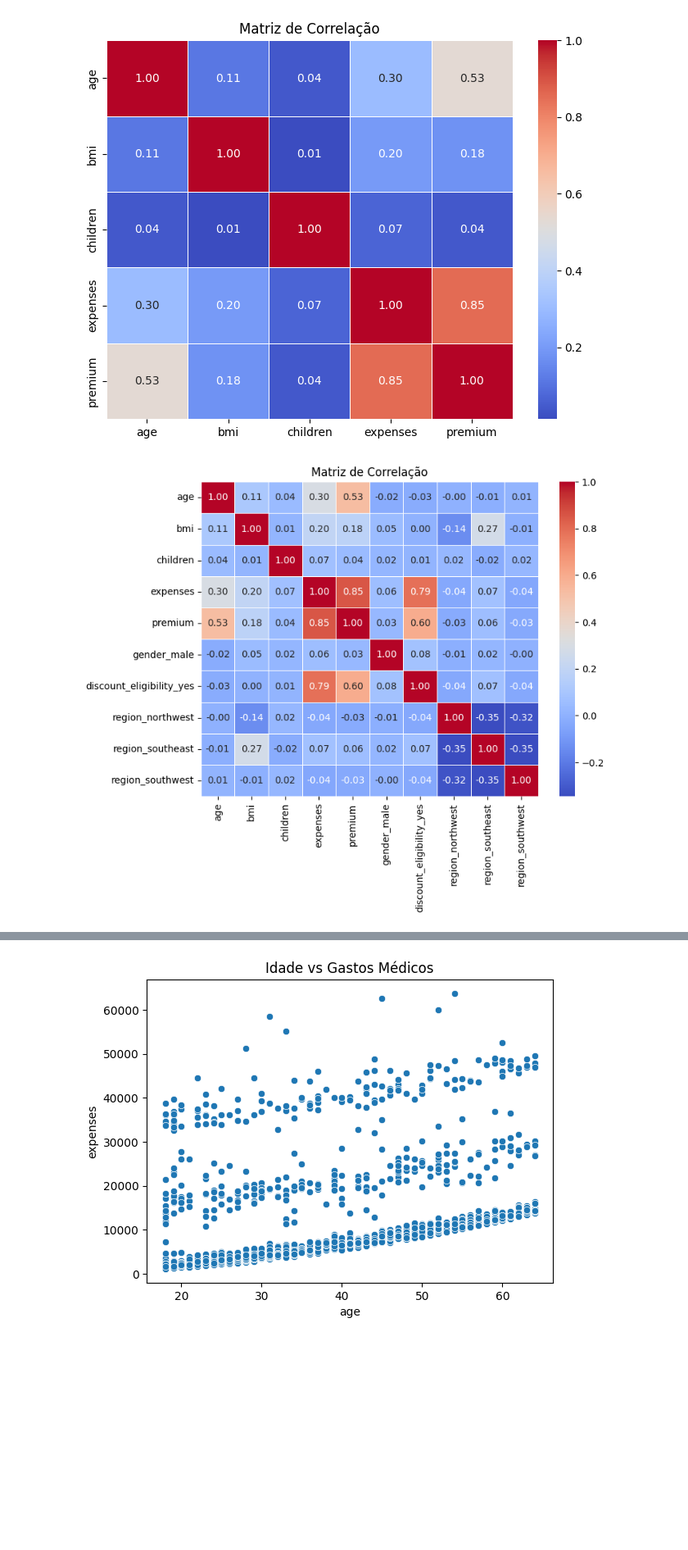
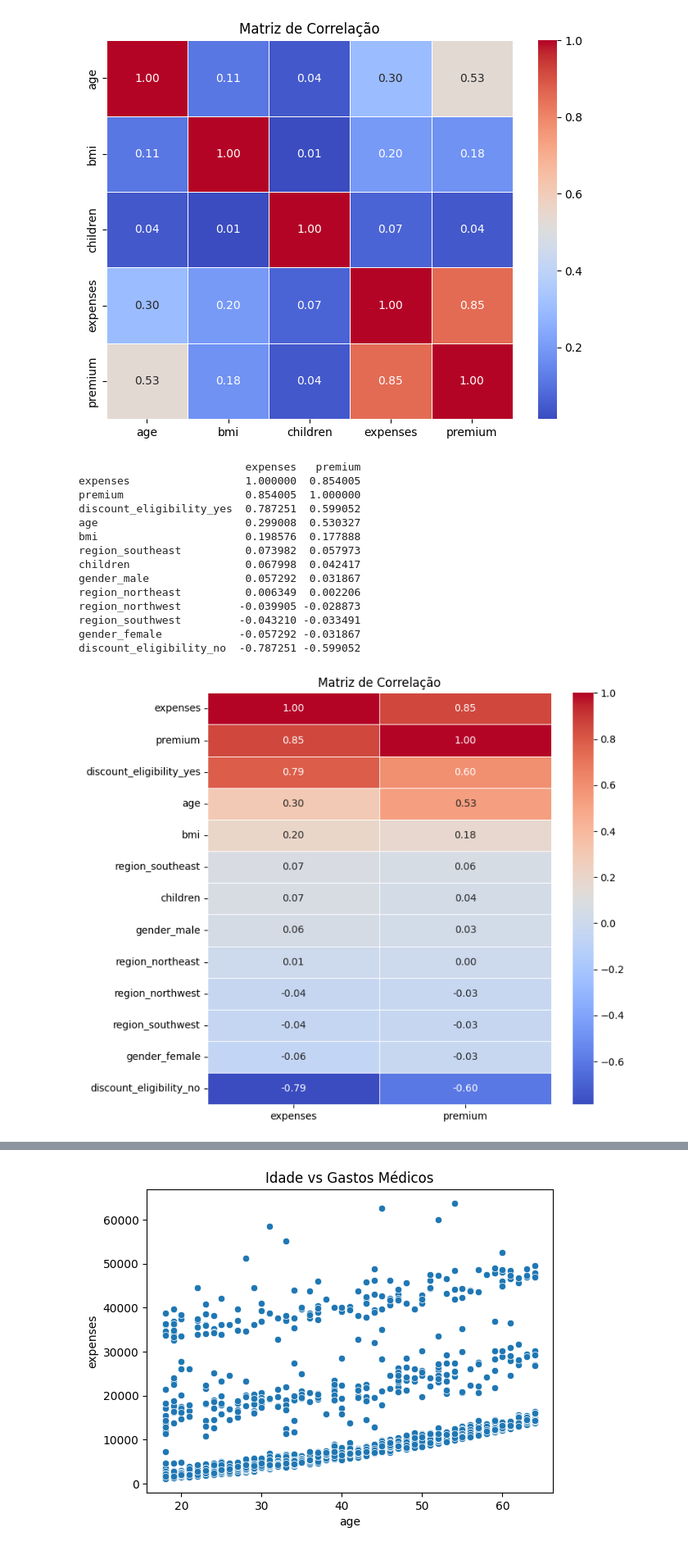
Before and after one commit to ryangabriel27/fho_data, a Jupyter notebook: medic_analysis/app.ipynb, the cells around one changed output, grey strips where cells are left out. Shown: that part at 82% size. Drawn from its saved outputs; the diff is of its cells as text; code cells hidden in the pictures; blank space fills up the shorter version.

```diff
--- a/medic_analysis/app.ipynb
+++ b/medic_analysis/app.ipynb
@@ -88,12 +88,31 @@ expenses  0.299008  0.198576  0.067998  1.000000  0.854005
 premium   0.530327  0.177888  0.042417  0.854005  1.000000
 [figure]
 # %%
-df_dummies = pd.get_dummies(df, drop_first=True)
-correlacao_completa = df_dummies.corr()
+# Seleciona correlações com 'expenses' e 'premium'
+df_dummies = pd.get_dummies(df, drop_first=False)
+correlacoes_alvo = df_dummies.corr()[['expenses', 'premium']].sort_values(by='expenses', ascending=False)
 
-plt.figure(figsize=(8, 6))
-sns.heatmap(correlacao_completa, annot=True, cmap='coolwarm', fmt=".2f", linewidths=0.5)
+print(correlacoes_alvo)
+
+# Transforma em um novo DataFrame para o heatmap
+plt.figure(figsize=(8, len(correlacoes_alvo)*0.5))
+sns.heatmap(correlacoes_alvo, annot=True, cmap='coolwarm', fmt=".2f", linewidths=0.5, cbar=True)
 plt.title('Matriz de Correlação')
+plt.tight_layout()
 plt.show()
 # %% [output]
+                          expenses   premium
+expenses                  1.000000  0.854005
+premium                   0.854005  1.000000
+discount_eligibility_yes  0.787251  0.599052
+age                       0.299008  0.530327
+bmi                       0.198576  0.177888
+region_southeast          0.073982  0.057973
+children                  0.067998  0.042417
+gender_male               0.057292  0.031867
+region_northeast          0.006349  0.002206
+region_northwest         -0.039905 -0.028873
+region_southwest         -0.043210 -0.033491
+gender_female            -0.057292 -0.031867
+discount_eligibility_no  -0.787251 -0.599052
-[figure, old version]
+[figure, new version]
```
Also changed, not shown: parts of 2 cells of this notebook, 2 other files.
